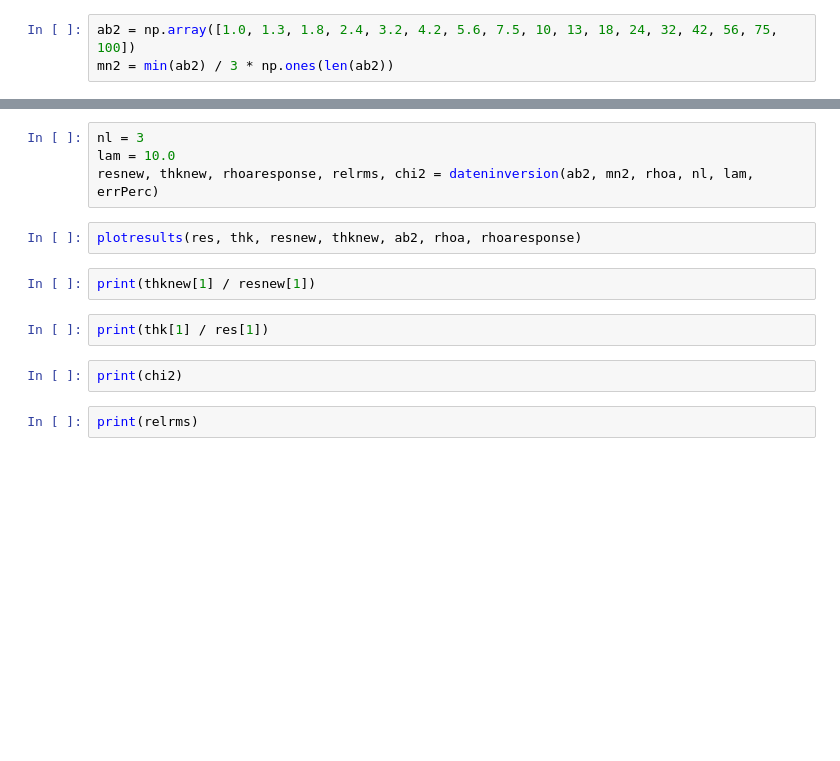
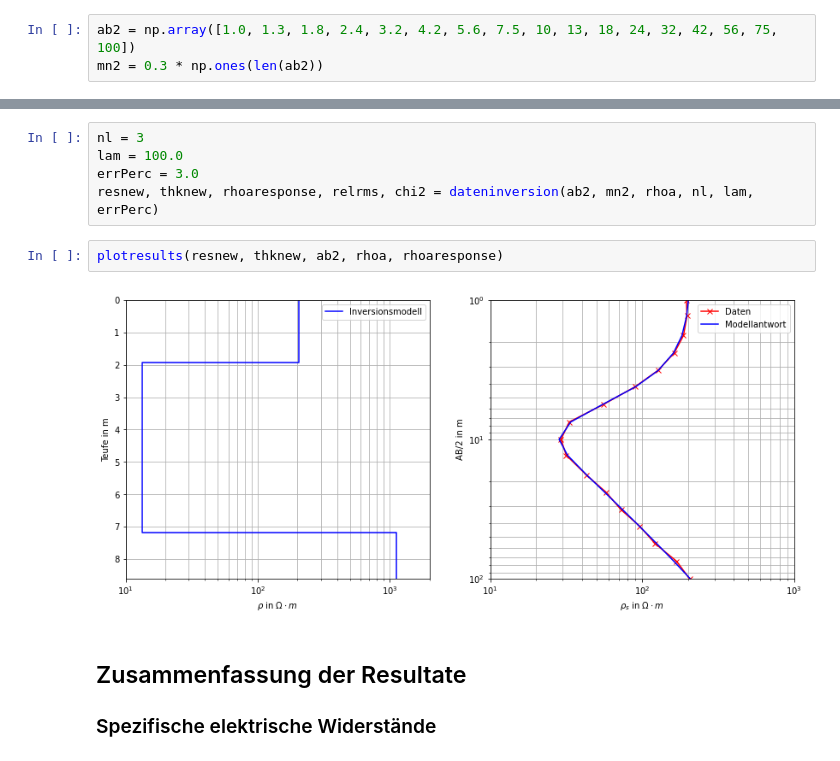
Before and after one commit to ruboerner/pg, a Jupyter notebook: Inversion_Widerstandstiefensondierung.ipynb, the cells around one changed output, grey strips where cells are left out. Drawn from its saved outputs; the diff is of its cells as text; blank space fills up the shorter version.

```diff
--- a/Inversion_Widerstandstiefensondierung.ipynb
+++ b/Inversion_Widerstandstiefensondierung.ipynb
@@ -11,3 +62,3 @@ from functions import *
 # %%
 ab2 = np.array([1.0, 1.3, 1.8, 2.4, 3.2, 4.2, 5.6, 7.5, 10, 13, 18, 24, 32, 42, 56, 75, 100])
-mn2 = min(ab2) / 3 * np.ones(len(ab2))
+mn2 = 0.3 * np.ones(len(ab2))
@@ -20,14 +101,12 @@ rhoa = datenberechnen(ab2, mn2, res, thk, errPerc)
 # %%
 nl = 3
-lam = 10.0
+lam = 100.0
+errPerc = 3.0
 resnew, thknew, rhoaresponse, relrms, chi2 = dateninversion(ab2, mn2, rhoa, nl, lam, errPerc)
 # %%
-plotresults(res, thk, resnew, thknew, ab2, rhoa, rhoaresponse)
+plotresults(resnew, thknew, ab2, rhoa, rhoaresponse)
+# %% [output]
+[figure, added]
-# %%
-print(thknew[1] / resnew[1])
-# %%
-print(thk[1] / res[1])
-# %%
-print(chi2)
-# %%
-print(relrms)
+# %% [markdown]
+## Zusammenfassung der Resultate
+### Spezifische elektrische Widerstände
```
Also changed, not shown: parts of 24 cells of this notebook.
